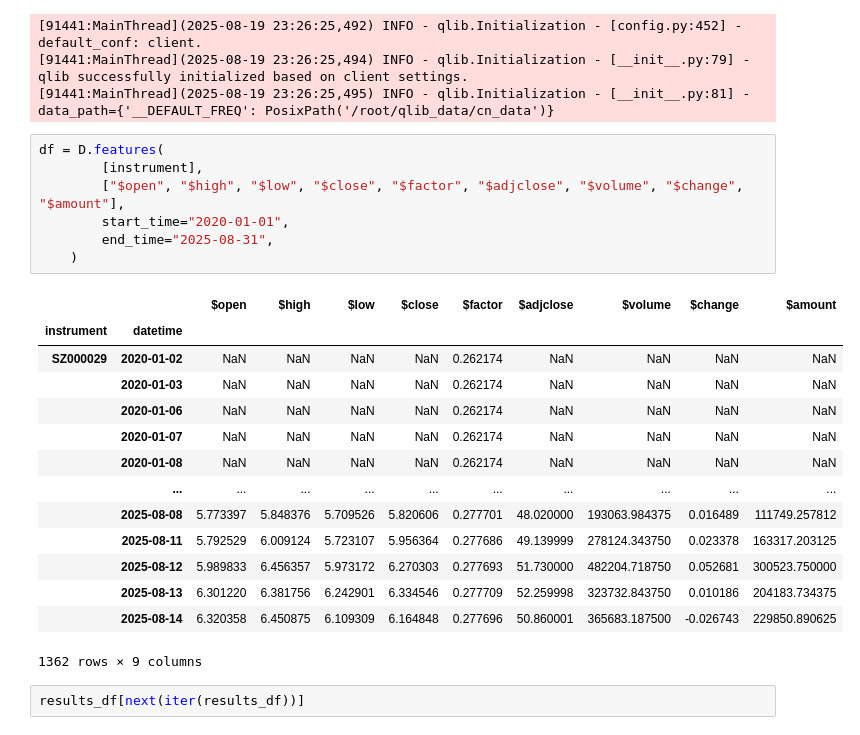
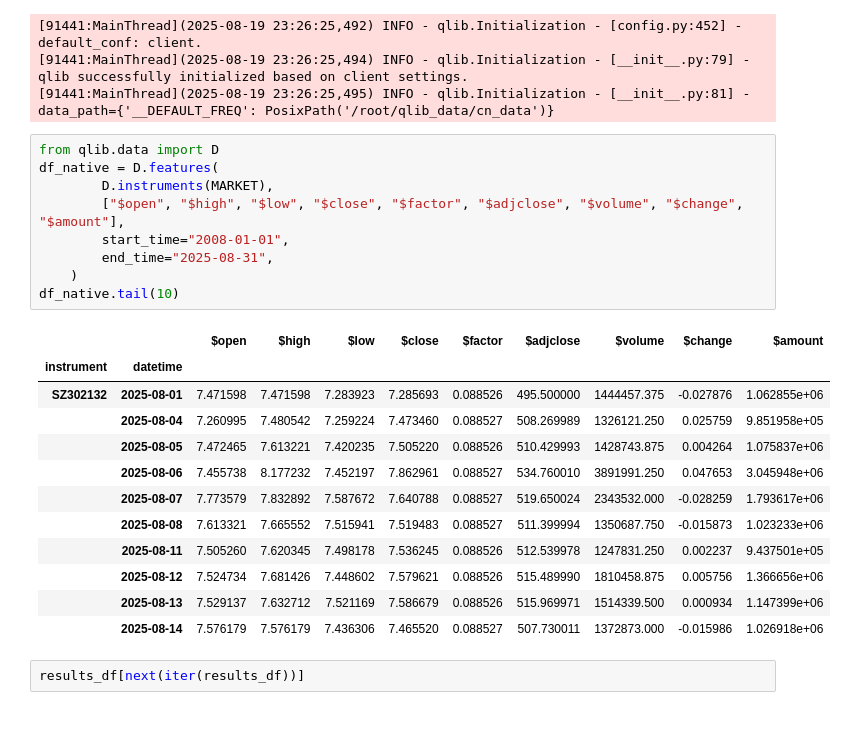
Before and after one commit to syn2little/quant_x, a Jupyter notebook: strategy/00. first_strategy.ipynb, the cells around one changed output. Saved outputs shown, nothing was run; the diff lists cells and outputs as text.

```diff
--- a/strategy/00. first_strategy.ipynb
+++ b/strategy/00. first_strategy.ipynb
@@ -63,27 +63,27 @@ for instrument in list(instruments)[:10]:  # 只获取前10个股票数据，避
 [91441:MainThread](2025-08-19 23:26:25,494) INFO - qlib.Initialization - [__init__.py:79] - qlib successfully initialized based on client settings.
 [91441:MainThread](2025-08-19 23:26:25,495) INFO - qlib.Initialization - [__init__.py:81] - data_path={'__DEFAULT_FREQ': PosixPath('/root/qlib_data/cn_data')}
 # %%
-df = D.features(
-        [instrument],
+from qlib.data import D
+df_native = D.features(
+        D.instruments(MARKET),
         ["$open", "$high", "$low", "$close", "$factor", "$adjclose", "$volume", "$change", "$amount"],
-        start_time="2020-01-01",
+        start_time="2008-01-01",
         end_time="2025-08-31",
     )
+df_native.tail(10)
 # %% [output]
 |  |  | $open | $high | $low | $close | $factor | $adjclose | $volume | $change | $amount |
 | instrument | datetime |  |  |  |  |  |  |  |  |  |
-| SZ000029 | 2020-01-02 | NaN | NaN | NaN | NaN | 0.262174 | NaN | NaN | NaN | NaN |
-|  | 2020-01-03 | NaN | NaN | NaN | NaN | 0.262174 | NaN | NaN | NaN | NaN |
-|  | 2020-01-06 | NaN | NaN | NaN | NaN | 0.262174 | NaN | NaN | NaN | NaN |
-|  | 2020-01-07 | NaN | NaN | NaN | NaN | 0.262174 | NaN | NaN | NaN | NaN |
-|  | 2020-01-08 | NaN | NaN | NaN | NaN | 0.262174 | NaN | NaN | NaN | NaN |
-|  | ... | ... | ... | ... | ... | ... | ... | ... | ... | ... |
-|  | 2025-08-08 | 5.773397 | 5.848376 | 5.709526 | 5.820606 | 0.277701 | 48.020000 | 193063.984375 | 0.016489 | 111749.257812 |
-|  | 2025-08-11 | 5.792529 | 6.009124 | 5.723107 | 5.956364 | 0.277686 | 49.139999 | 278124.343750 | 0.023378 | 163317.203125 |
-|  | 2025-08-12 | 5.989833 | 6.456357 | 5.973172 | 6.270303 | 0.277693 | 51.730000 | 482204.718750 | 0.052681 | 300523.750000 |
-|  | 2025-08-13 | 6.301220 | 6.381756 | 6.242901 | 6.334546 | 0.277709 | 52.259998 | 323732.843750 | 0.010186 | 204183.734375 |
-|  | 2025-08-14 | 6.320358 | 6.450875 | 6.109309 | 6.164848 | 0.277696 | 50.860001 | 365683.187500 | -0.026743 | 229850.890625 |
+| SZ302132 | 2025-08-01 | 7.471598 | 7.471598 | 7.283923 | 7.285693 | 0.088526 | 495.500000 | 1444457.375 | -0.027876 | 1.062855e+06 |
+|  | 2025-08-04 | 7.260995 | 7.480542 | 7.259224 | 7.473460 | 0.088527 | 508.269989 | 1326121.250 | 0.025759 | 9.851958e+05 |
+|  | 2025-08-05 | 7.472465 | 7.613221 | 7.420235 | 7.505220 | 0.088526 | 510.429993 | 1428743.875 | 0.004264 | 1.075837e+06 |
+|  | 2025-08-06 | 7.455738 | 8.177232 | 7.452197 | 7.862961 | 0.088527 | 534.760010 | 3891991.250 | 0.047653 | 3.045948e+06 |
+|  | 2025-08-07 | 7.773579 | 7.832892 | 7.587672 | 7.640788 | 0.088527 | 519.650024 | 2343532.000 | -0.028259 | 1.793617e+06 |
+|  | 2025-08-08 | 7.613321 | 7.665552 | 7.515941 | 7.519483 | 0.088527 | 511.399994 | 1350687.750 | -0.015873 | 1.023233e+06 |
+|  | 2025-08-11 | 7.505260 | 7.620345 | 7.498178 | 7.536245 | 0.088526 | 512.539978 | 1247831.250 | 0.002237 | 9.437501e+05 |
+|  | 2025-08-12 | 7.524734 | 7.681426 | 7.448602 | 7.579621 | 0.088526 | 515.489990 | 1810458.875 | 0.005756 | 1.366656e+06 |
+|  | 2025-08-13 | 7.529137 | 7.632712 | 7.521169 | 7.586679 | 0.088526 | 515.969971 | 1514339.500 | 0.000934 | 1.147399e+06 |
+|  | 2025-08-14 | 7.576179 | 7.576179 | 7.436306 | 7.465520 | 0.088527 | 507.730011 | 1372873.000 | -0.015986 | 1.026918e+06 |
-1362 rows × 9 columns
 # %%
 results_df[next(iter(results_df))]
 # %% [output]
```
Also changed, not shown: parts of 7 cells of this notebook, 1 other file.
